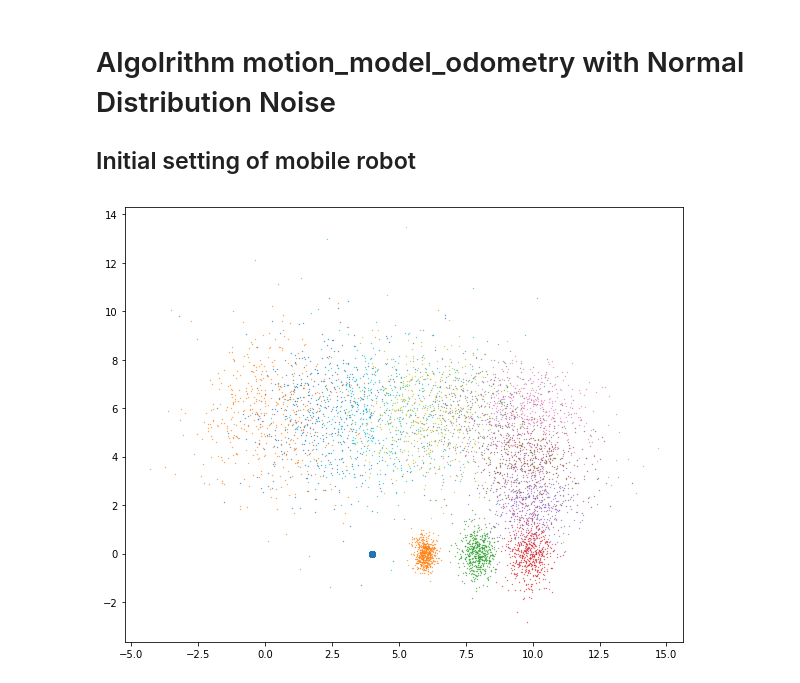
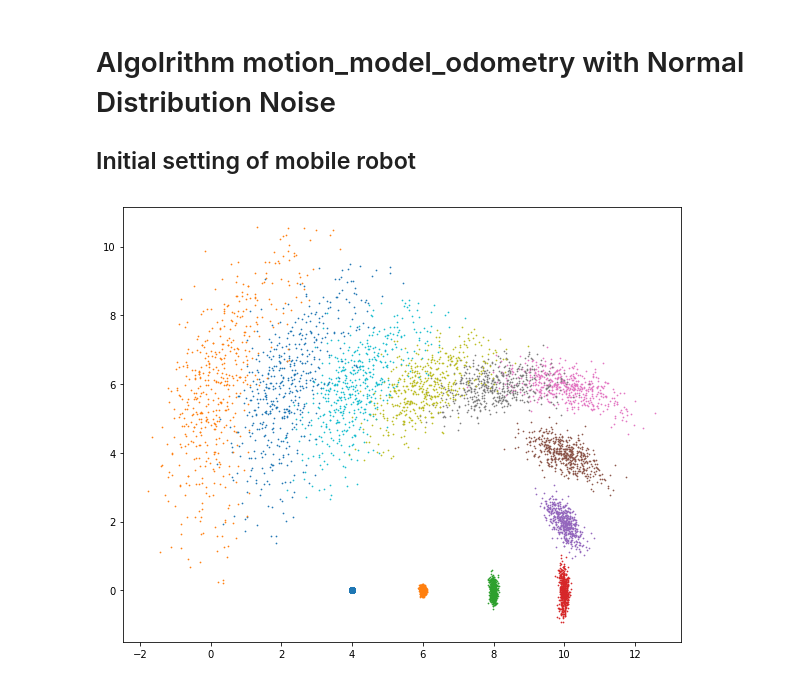
Before and after one commit to edydfang/SUSTech_CS401_Intelligent_Robot, a Jupyter notebook: 03_Probabilistic_Motion/odometry-based-motion-model.ipynb, the cells around one changed output. Cells and saved outputs as stored; diff of their text form; code cells hidden in the pictures.

```diff
--- a/03_Probabilistic_Motion/odometry-based-motion-model.ipynb
+++ b/03_Probabilistic_Motion/odometry-based-motion-model.ipynb
@@ -12,11 +12,13 @@ moves = [(4,0,0),(2,0,0),(2,0,0),(2,0,0),(0,2,np.pi/8),(0,2,np.pi/8),(0,2,np.pi/
 # %%
 init_pos = np.array(moves[0])
 init_pos.reshape((1,3))
+
 points_data = np.tile(init_pos,(500,1))
+params = (0.02, 0.02, 0.02, 0.02)
 # %%
-def get_new_points(original_pos, pos_delta, params):
+def get_new_points(original_pos, pos_delta, params, ideal_pos):
     trans = np.sqrt(pos_delta[0]**2 + pos_delta[1]**2)*np.ones(500)
-    rot1 = np.arctan2(pos_delta[1], pos_delta[0])*np.ones(500) - original_pos[:,2]
+    rot1 = np.arctan2(pos_delta[1], pos_delta[0])*np.ones(500) - ideal_pos[2]
     rot2 = pos_delta[2]*np.ones(500)-rot1
     alpha1, alpha2, alpha3, alpha4 = params
     # print(alpha1, alpha2, alpha3, alpha4)
@@ -29,17 +31,18 @@ def get_new_points(original_pos, pos_delta, params):
     x_prime = original_pos[:,0] + trans_tilta*np.cos(original_pos[:,2]+rot1_tilta)
     y_prime = original_pos[:,1] + trans_tilta*np.sin(original_pos[:,2]+rot1_tilta)
     theta_prime = original_pos[:,2] + rot1_tilta + rot2_tilta
-    return np.stack((x_prime,y_prime,theta_prime), axis = 1)
+    ideal_pos += np.array(pos_delta, dtype=float)
+    return np.stack((x_prime,y_prime,theta_prime), axis = 1), ideal_pos
 # %%
+ideal_pos = np.array(moves[0], dtype=float)
 plt.figure(figsize=(10,8))
-params = (0.1, 0.1, 0.1, 0.1)
 original_pos = points_data
 plt.scatter(original_pos[:,0], original_pos[:,1])
 for move in moves[1:]:
     pos_delta = move
-    original_pos = get_new_points(original_pos, pos_delta, params)
+    original_pos, ideal_pos = get_new_points(original_pos, pos_delta, params, ideal_pos)
     # print(np.mean(original_pos[:,2]))
-    plt.scatter(original_pos[:,0], original_pos[:,1], s=0.1)
+    plt.scatter(original_pos[:,0], original_pos[:,1], s=0.5)
 plt.show()
 # %% [output]
-[figure, old version]
+[figure, new version]
```
